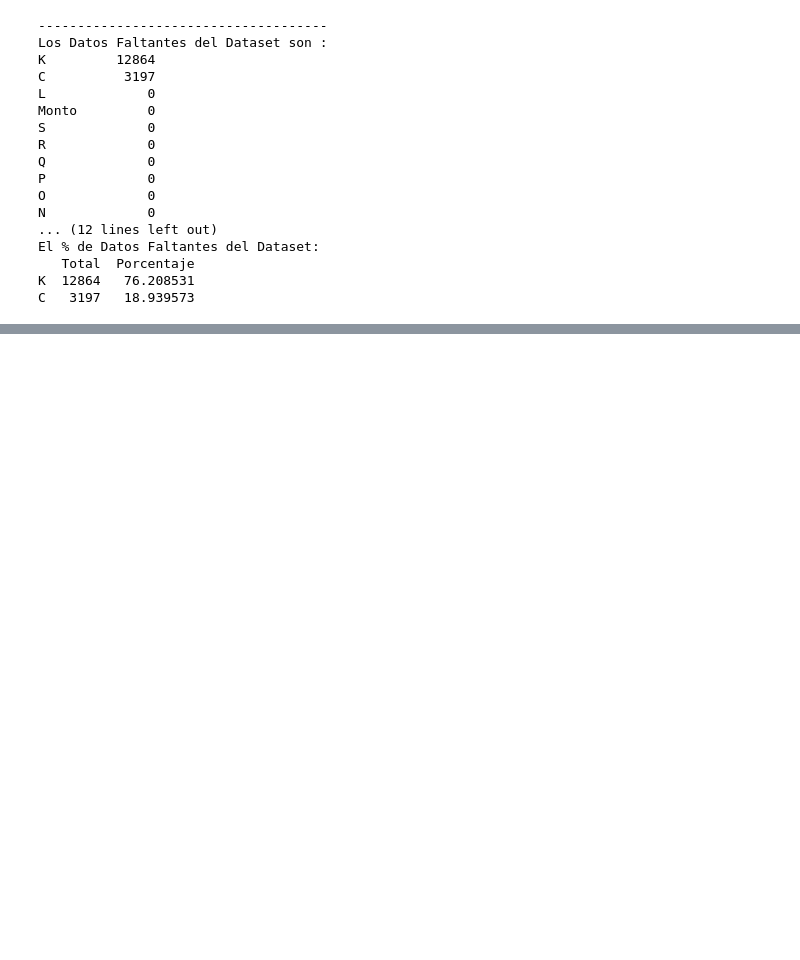
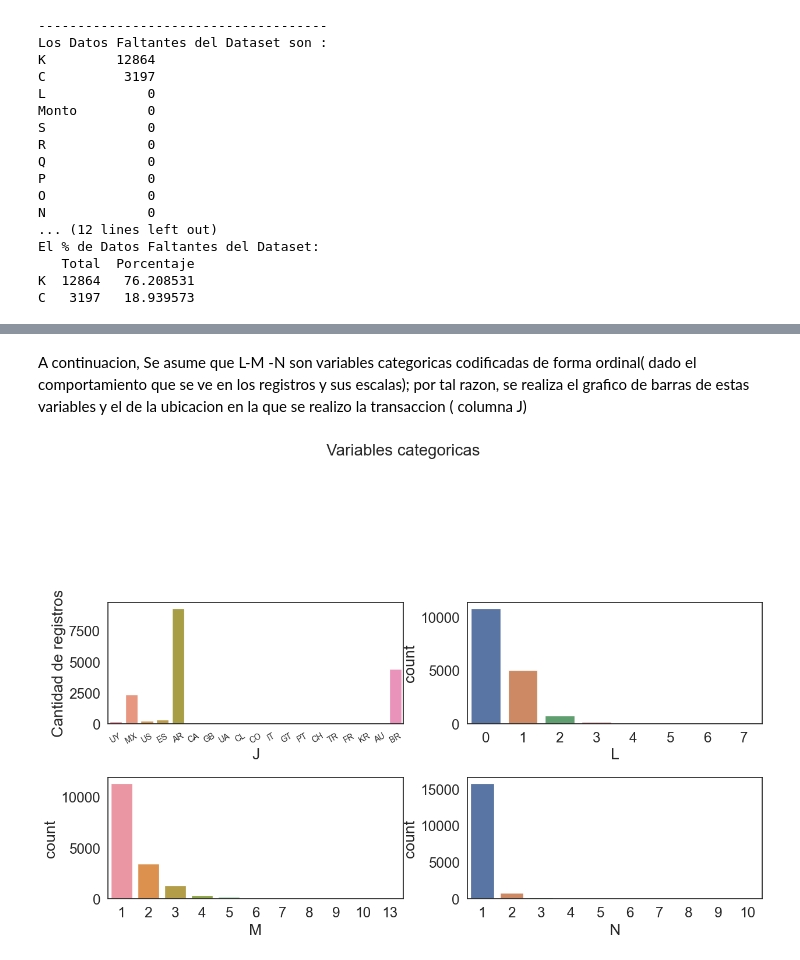
Before and after one commit to diosimar/deteccion-de-fraude, a Jupyter notebook: EDA.ipynb, the cells around one changed output, grey strips where cells are left out. Drawn from its saved outputs; the diff is of its cells as text; code cells hidden in the pictures; blank space fills up the shorter version.

```diff
--- a/EDA.ipynb
+++ b/EDA.ipynb
@@ -130,0 +198,25 @@ plt.show()
+# %%
+# grafico de  tendencias por cada par de  sensores  registrados, con su respectiva  linea  de  tenddencia y correlacion asignada
+warnings.filterwarnings('ignore')
+cols = df.columns
+def corrdot(*args, **kwargs):
+    corr_r = args[0].corr(args[1], 'pearson')
+    corr_text = f"{corr_r:2.2f}".replace("0.", ".")
+    ax = plt.gca()
+    ax.set_axis_off()
+    marker_size = abs(corr_r) * 10000
+    ax.scatter([.5], [.5], marker_size, [corr_r], alpha=0.6, cmap="coolwarm",
+               vmin=-1, vmax=1, transform=ax.transAxes)
+    font_size = abs(corr_r) * 40 + 5
+    ax.annotate(corr_text, [.5, .5,],  xycoords="axes fraction",
+                ha='center', va='center', fontsize=font_size)
+
+sns.set(style='white', font_scale=1.6)
+#iris = sns.load_dataset('iris')
+g = sns.PairGrid(df[cols], aspect=1.4, diag_sharey=False)
+g.map_lower(sns.regplot, lowess=True, ci=False, line_kws={'color': 'black'})
+g.map_diag(sns.histplot, kde_kws={'color': 'black'})
+g.map_upper(corrdot)
+
+#sns.pairplot(df[cols], markers='+')
+plt.show()
@@ -130,0 +268,20 @@ plt.show()
+# %% [markdown]
+A continuacion, Se asume que L-M -N son variables categoricas codificadas de forma ordinal( dado el comportamiento que  se ve en los registros y sus escalas); por tal razon, se realiza el grafico de barras de estas variables y el de la ubicacion en la que se realizo la transaccion ( columna J)
+# %%
+# colunas  de  interes
+columns = ['J', 'L', 'M', 'N']
+
+fig, ax = plt.subplots(2, 2, figsize=(15, 10))
+for col, subplot in zip(columns, ax.flatten()): # se hace un for para iterar sobre el vector columns para  filtrar por subsets el dataframe
+    sns.countplot(x = data[col], ax=subplot)
+    if col=="J": # condicional que se colca al campo J para  poder realizar una rotacion en el eje X para visualizar mejor las etiquetas.
+        sns.countplot(x = data[col],ax=subplot)
+        subplot.set_xticklabels(subplot.get_xticklabels(),rotation = 30, size = 10)
+        subplot.yaxis.label.set_text("Cantidad de registros")
+
+# mustrar  figura y plots
+fig.suptitle("Variables categoricas", fontsize=20)
+plt.tight_layout(pad=5, w_pad=0.0, h_pad=1)
+plt.show()
+# %% [output]
+[figure, added]
```
Also changed, not shown: parts of 25 cells of this notebook.
